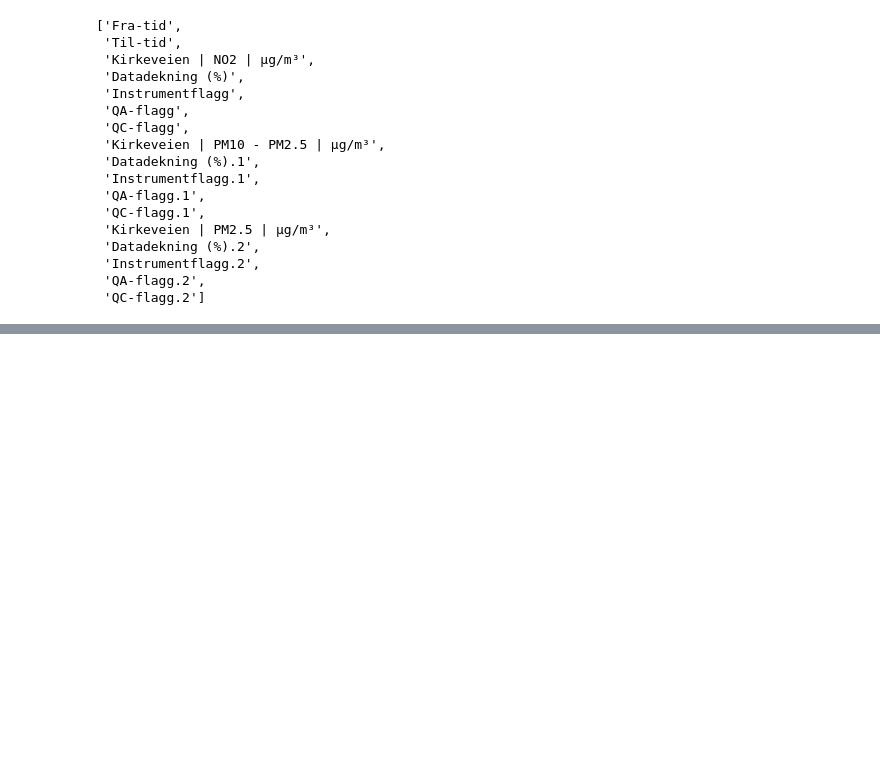
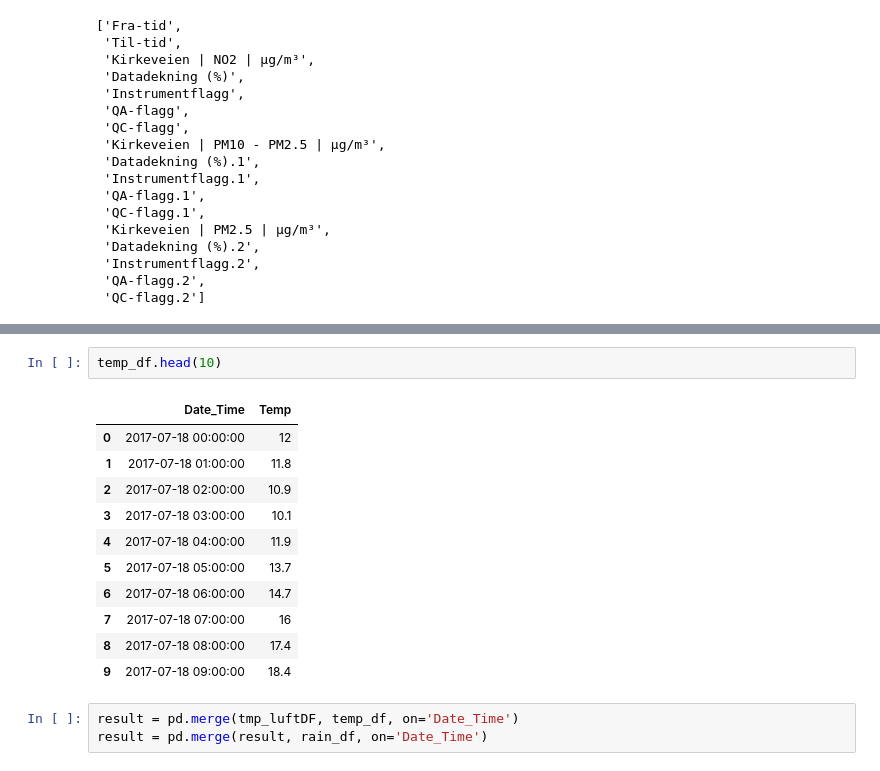
Before and after one commit to gustavberggren96/DataAnalyticsGroup3, a Jupyter notebook: AirPollutionAnalysis.ipynb, the cells around one changed output, grey strips where cells are left out. Cells and saved outputs as stored; diff of their text form; blank space fills up the shorter version.

```diff
--- a/AirPollutionAnalysis.ipynb
+++ b/AirPollutionAnalysis.ipynb
@@ -144,0 +164,17 @@ yoloDF.head(10)
+# %%
+temp_df.head(10)
+# %% [output]
+|  | Date_Time | Temp |
+| 0 | 2017-07-18 00:00:00 | 12 |
+| 1 | 2017-07-18 01:00:00 | 11.8 |
+| 2 | 2017-07-18 02:00:00 | 10.9 |
+| 3 | 2017-07-18 03:00:00 | 10.1 |
+| 4 | 2017-07-18 04:00:00 | 11.9 |
+| 5 | 2017-07-18 05:00:00 | 13.7 |
+| 6 | 2017-07-18 06:00:00 | 14.7 |
+| 7 | 2017-07-18 07:00:00 | 16 |
+| 8 | 2017-07-18 08:00:00 | 17.4 |
+| 9 | 2017-07-18 09:00:00 | 18.4 |
+# %%
+result = pd.merge(tmp_luftDF, temp_df, on='Date_Time')
+result = pd.merge(result, rain_df, on='Date_Time')
```
Also changed, not shown: parts of 22 cells of this notebook.
